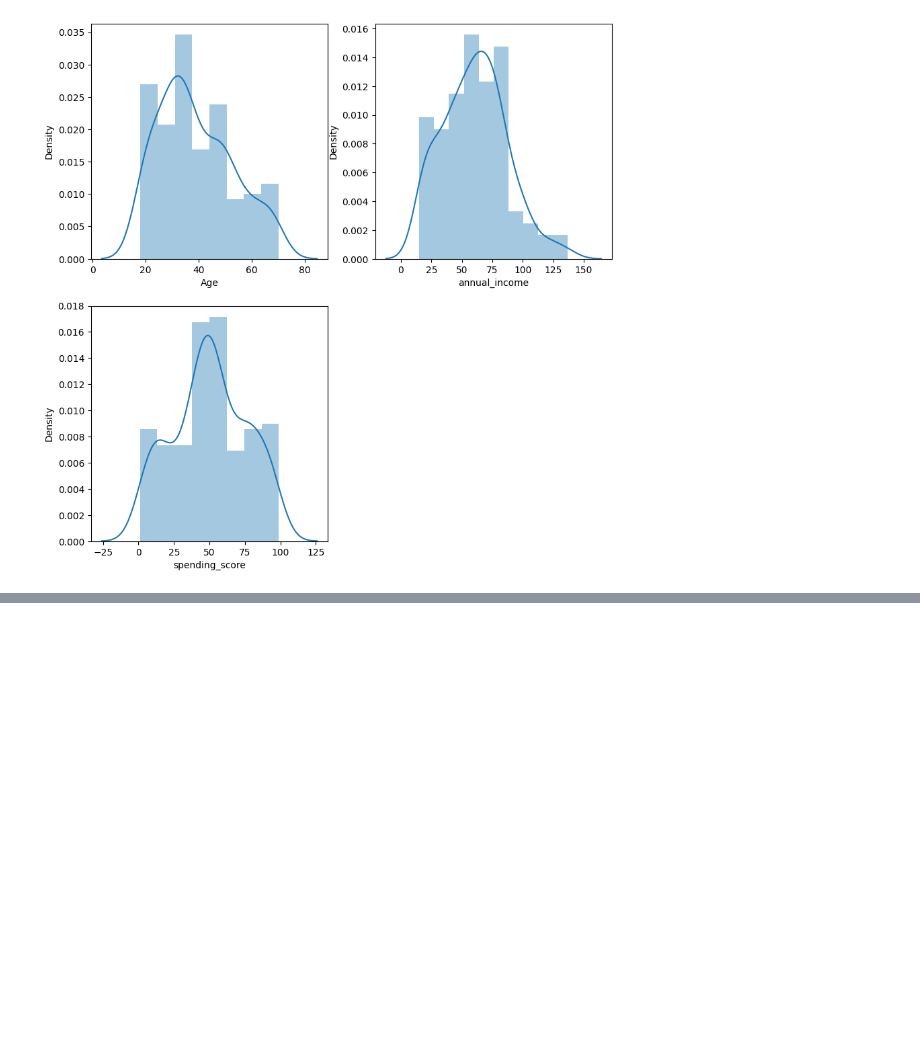
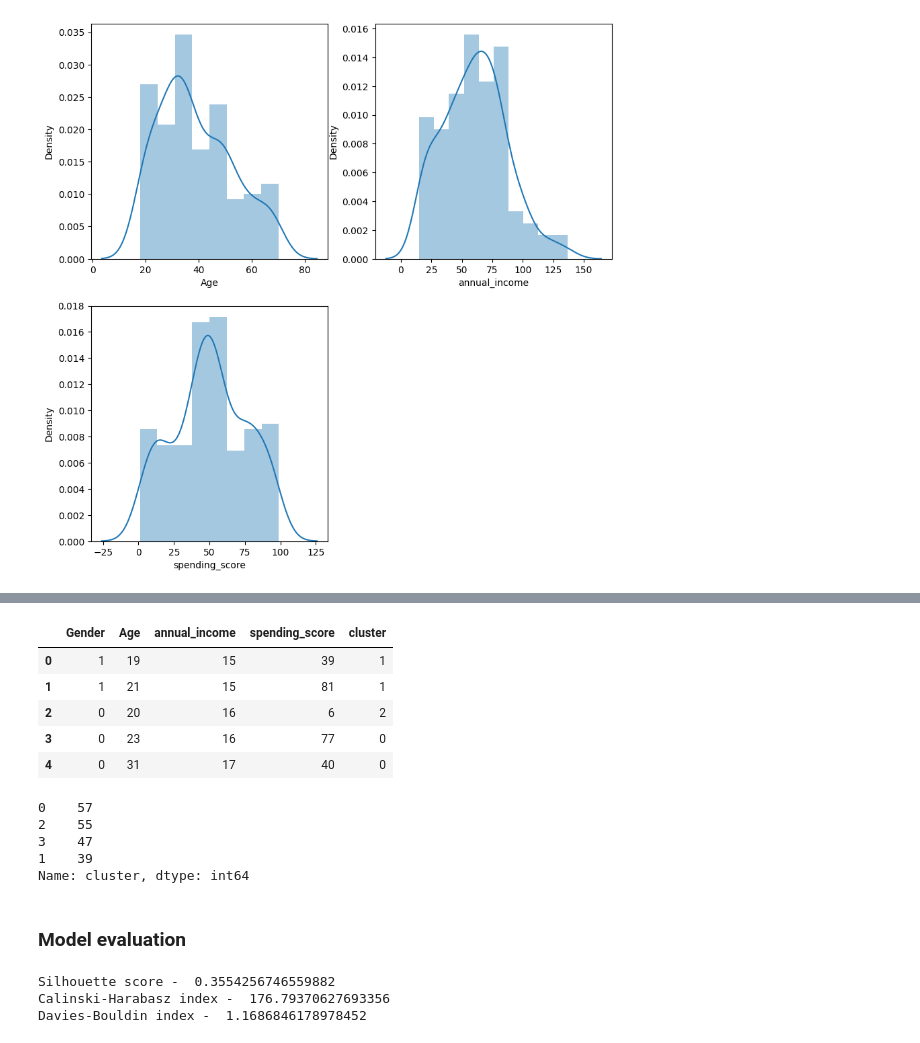
Before and after one commit to mubarakmayyeri/customer-segmentaion, a Jupyter notebook: customer_segmentaion.ipynb, the cells around one changed output, grey strips where cells are left out. Saved outputs shown, nothing was run; the diff lists cells and outputs as text; code cells hidden in the pictures; blank space fills up the shorter version.

```diff
--- a/customer_segmentaion.ipynb
+++ b/customer_segmentaion.ipynb
@@ -187,0 +213,5 @@ X = scaler.fit_transform(X)
+# %%
+kmeans = KMeans(n_clusters=4, init='k-means++', random_state=1)
+
+y = kmeans.fit_predict(X)
+y
@@ -187,0 +228,30 @@ X = scaler.fit_transform(X)
+# %%
+df['cluster'] = y
+df.head()
+# %% [output]
+|  | Gender | Age | annual_income | spending_score | cluster |
+| 0 | 1 | 19 | 15 | 39 | 1 |
+| 1 | 1 | 21 | 15 | 81 | 1 |
+| 2 | 0 | 20 | 16 | 6 | 2 |
+| 3 | 0 | 23 | 16 | 77 | 0 |
+| 4 | 0 | 31 | 17 | 40 | 0 |
+# %%
+df['cluster'].value_counts()
+# %% [output]
+0    57
+2    55
+3    47
+1    39
+Name: cluster, dtype: int64
+# %% [markdown]
+### Model evaluation
+# %%
+from sklearn.metrics import silhouette_score, calinski_harabasz_score, davies_bouldin_score
+
+print('Silhouette score - ', silhouette_score(X, y, metric='euclidean'))
+print('Calinski-Harabasz index - ', calinski_harabasz_score(X, y))
+print('Davies-Bouldin index - ', davies_bouldin_score(X, y))
+# %% [output]
+Silhouette score -  0.3554256746559882
+Calinski-Harabasz index -  176.79370627693356
+Davies-Bouldin index -  1.1686846178978452
```
Also changed, not shown: parts of 33 cells of this notebook.
